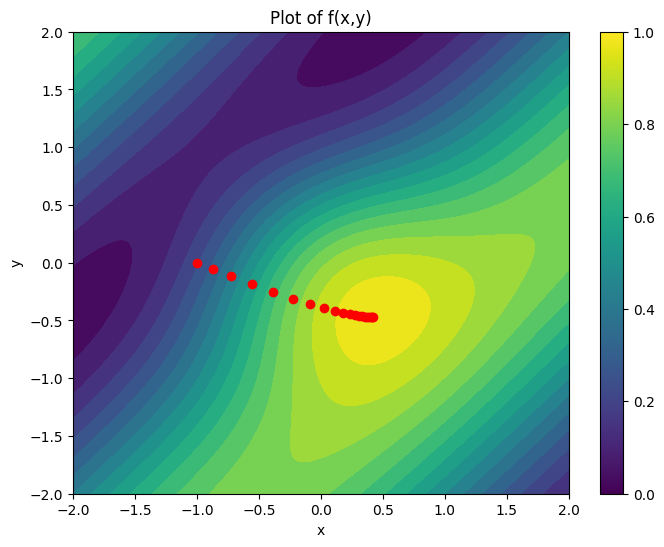
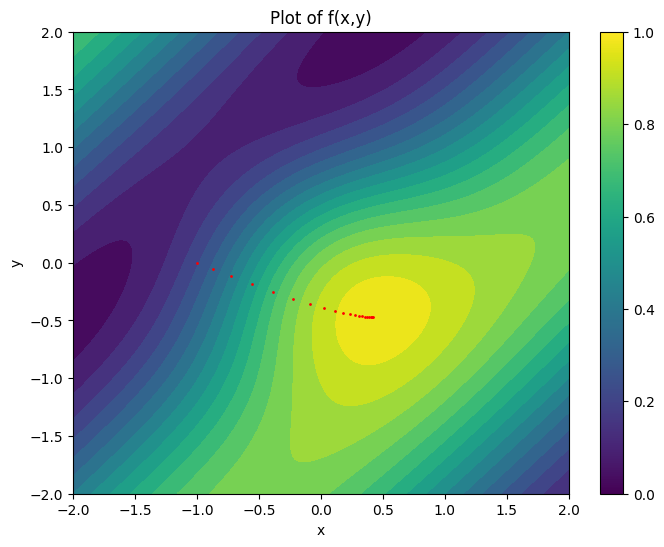
Unified diff of the notebook cell whose output changed from the first chart to the second:
--- before
+++ after
@@ -23,5 +23,5 @@
 vals = f(X,Y)
 plt.contourf(X, Y, vals, 20)
-plt.scatter(points_visited[:, 0], points_visited[:, 1], color="red", zorder=100)
+plt.scatter(points_visited[:, 0], points_visited[:, 1], color="red", zorder=100,s = 1.0)
 
 plt.colorbar()

Commit: Day 3 materials